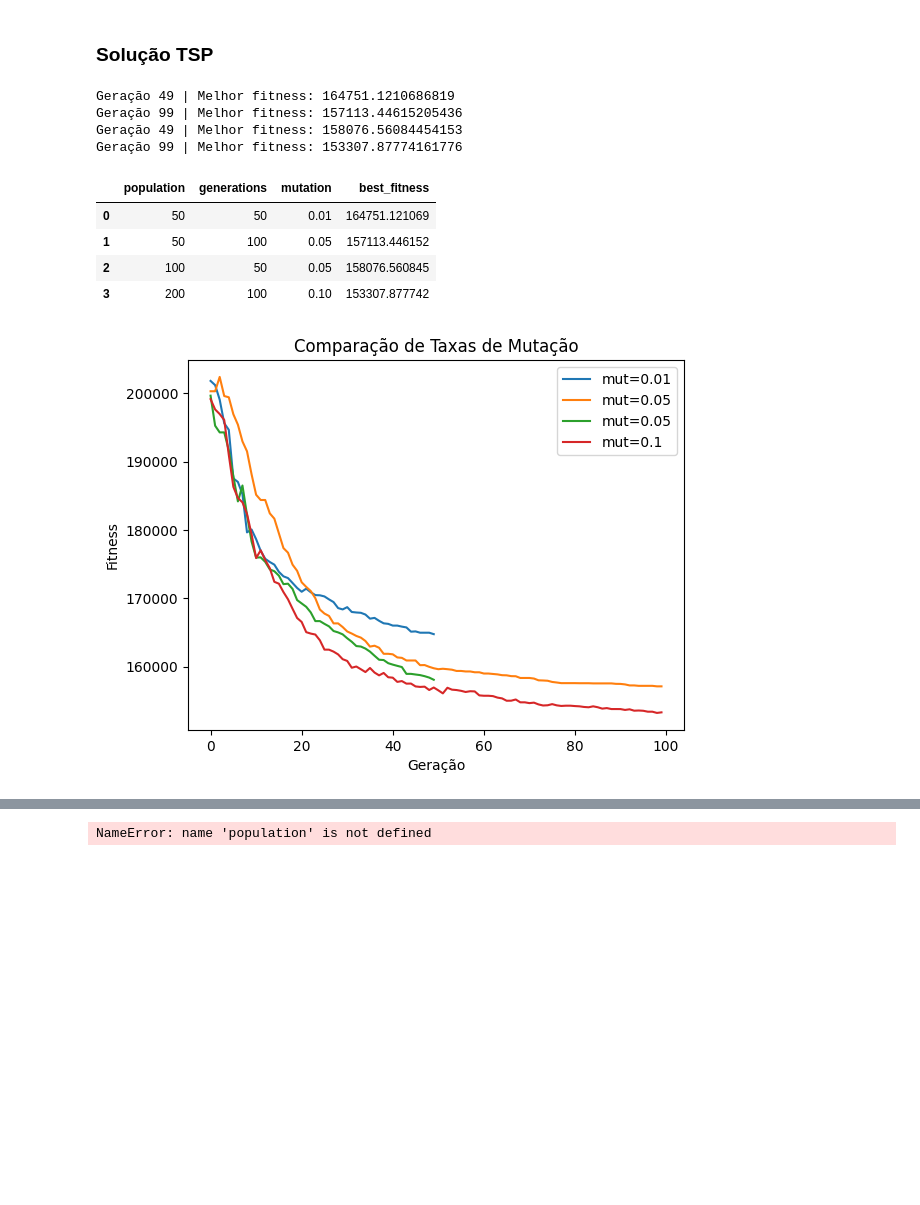
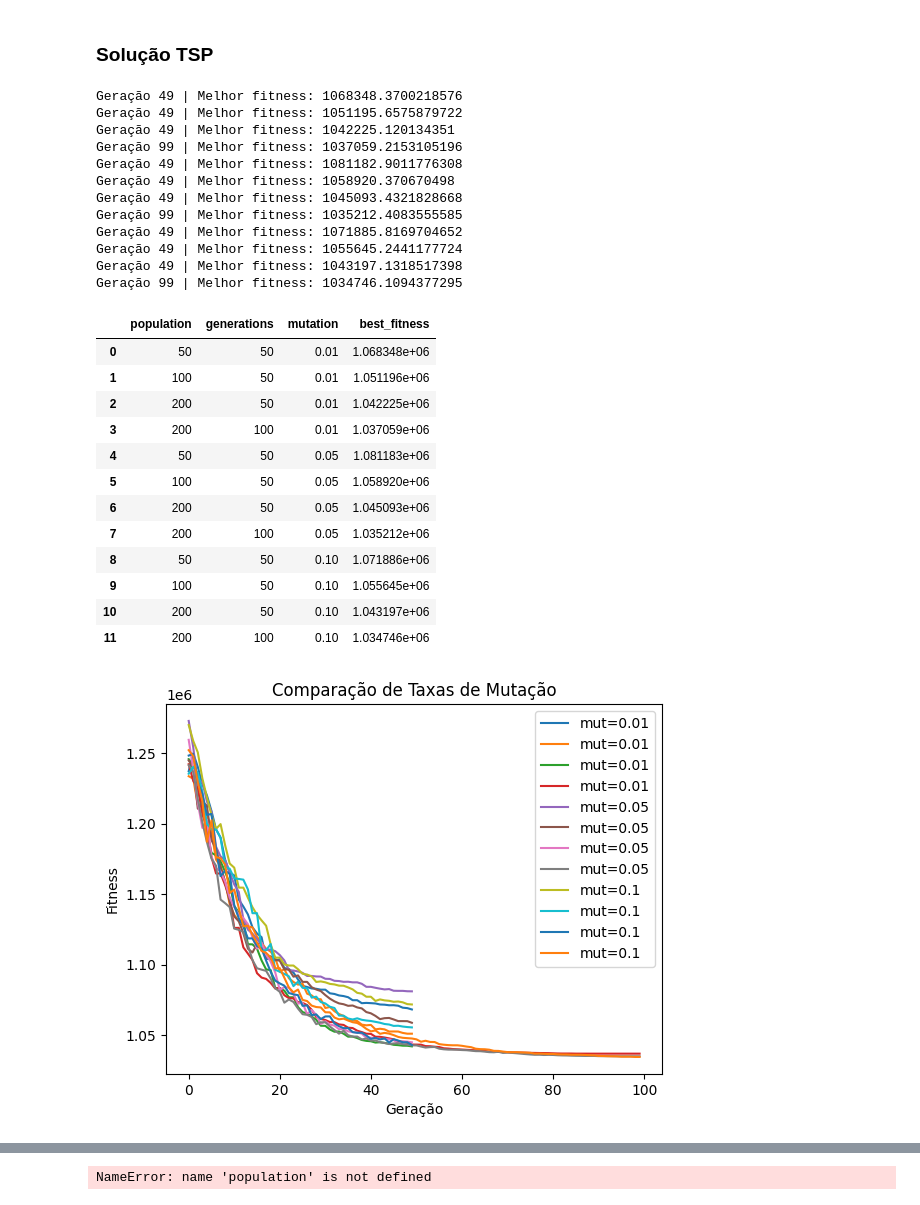
Before and after one commit to StefanieFranco/AlgoritimosGeneticos, a Jupyter notebook: Result.ipynb, the cells around one changed output, grey strips where cells are left out. Drawn from its saved outputs; the diff is of its cells as text; code cells hidden in the pictures; blank space fills up the shorter version.

```diff
--- a/Result.ipynb
+++ b/Result.ipynb
@@ -97,3 +97,33 @@ memory usage: 732.0 bytes
 | 2 | MOTO_3 | moto | 150 | 20 | 1.0 |
 | 3 | MOTO_4 | moto | 150 | 20 | 1.0 |
 | 4 | MOTO_5 | moto | 150 | 20 | 1.0 |
+# %%
+import pandas as pd
+
+def preparar_dados():
+    # 2. Agrupar o peso real das entregas por destino
+    # Isso resolve o problema de ter múltiplas entregas para o mesmo hospital
+    entregas_agrupadas = deliveries.groupby('destino_id').agg({
+        'peso_kg': 'sum',
+        'valor_declarado': 'sum'
+    }).reset_index()
+
+    # 3. Fazer o "Join" (Merge) com a tabela de destinos
+    # Como se fosse um LEFT JOIN no SQL
+    df_completo = pd.merge(
+        destinos,
+        entregas_agrupadas,
+        left_on='id',
+        right_on='destino_id',
+        how='left'
+    )
+
+    # 4. Tratar destinos sem entrega (como a base/id 0) preenchendo com 0
+    df_completo['peso_kg'] = df_completo['peso_kg'].fillna(0)
+    df_completo['valor_declarado'] = df_completo['valor_declarado'].fillna(0)
+
+    return df_completo
+
+# Uso:
+df_processado = preparar_dados()
+df_processado.head()
@@ -161,8 +198,18 @@ vehicle = vehicles.iloc[0]
 ## Testes a serem executados
 experiments = [
     {"pop":50, "gen":50, "mut":0.01},
-    {"pop":50, "gen":100, "mut":0.05},
+    {"pop":100, "gen":50, "mut":0.01},
+    {"pop":200, "gen":50, "mut":0.01},
+    {"pop":200, "gen":100, "mut":0.01},
+
+    {"pop":50, "gen":50, "mut":0.05},
     {"pop":100, "gen":50, "mut":0.05},
+    {"pop":200, "gen":50, "mut":0.05},
+    {"pop":200, "gen":100, "mut":0.05},
+
+     {"pop":50, "gen":50, "mut":0.1},
+    {"pop":100, "gen":50, "mut":0.1},
+    {"pop":200, "gen":50, "mut":0.1},
     {"pop":200, "gen":100, "mut":0.1},
 ]
 
@@ -172,44 +219,60 @@ population_history = []
 for exp in experiments:
 
     route, history, population = run_ga(
-        destinos,
+        df_processado,
         vehicle,
         pop_size=exp["pop"],
         generations=exp["gen"],
         mutation_rate=exp["mut"]
     )
 
     # grafico comparacao historico de taxa de mutacao
     plt.plot(history, label=f"mut={exp['mut']}")
 
     # montando conteudo para tabela explicativa
     results.append({
         "population": exp["pop"],
         "generations": exp["gen"],
         "mutation": exp["mut"],
         "best_fitness": history[-1]
     })
 
     # adicionando conteudo para comparacao da taxa de variacao da populacao
     population_history.append(population.copy())
 plt.legend()
 plt.title("Comparação de Taxas de Mutação")
 plt.xlabel("Geração")
 plt.ylabel("Fitness")
 
 df_results = pd.DataFrame(results)
 df_results
 # %% [output]
-Geração 49 | Melhor fitness: 164751.1210686819
-Geração 99 | Melhor fitness: 157113.44615205436
-Geração 49 | Melhor fitness: 158076.56084454153
-Geração 99 | Melhor fitness: 153307.87774161776
+Geração 49 | Melhor fitness: 1068348.3700218576
+Geração 49 | Melhor fitness: 1051195.6575879722
+Geração 49 | Melhor fitness: 1042225.120134351
+Geração 99 | Melhor fitness: 1037059.2153105196
+Geração 49 | Melhor fitness: 1081182.9011776308
+Geração 49 | Melhor fitness: 1058920.370670498
+Geração 49 | Melhor fitness: 1045093.4321828668
+Geração 99 | Melhor fitness: 1035212.4083555585
+Geração 49 | Melhor fitness: 1071885.8169704652
+Geração 49 | Melhor fitness: 1055645.2441177724
+Geração 49 | Melhor fitness: 1043197.1318517398
+Geração 99 | Melhor fitness: 1034746.1094377295
 |  | population | generations | mutation | best_fitness |
-| 0 | 50 | 50 | 0.01 | 164751.121069 |
-| 1 | 50 | 100 | 0.05 | 157113.446152 |
-| 2 | 100 | 50 | 0.05 | 158076.560845 |
-| 3 | 200 | 100 | 0.10 | 153307.877742 |
+| 0 | 50 | 50 | 0.01 | 1.068348e+06 |
+| 1 | 100 | 50 | 0.01 | 1.051196e+06 |
+| 2 | 200 | 50 | 0.01 | 1.042225e+06 |
+| 3 | 200 | 100 | 0.01 | 1.037059e+06 |
+| 4 | 50 | 50 | 0.05 | 1.081183e+06 |
+| 5 | 100 | 50 | 0.05 | 1.058920e+06 |
+| 6 | 200 | 50 | 0.05 | 1.045093e+06 |
+| 7 | 200 | 100 | 0.05 | 1.035212e+06 |
+| 8 | 50 | 50 | 0.10 | 1.071886e+06 |
+| 9 | 100 | 50 | 0.10 | 1.055645e+06 |
+| 10 | 200 | 50 | 0.10 | 1.043197e+06 |
+| 11 | 200 | 100 | 0.10 | 1.034746e+06 |
-[figure, old version]
+[figure, new version]
 # %%
 
 
```
Also changed, not shown: parts of 4 cells of this notebook, 4 other files.
